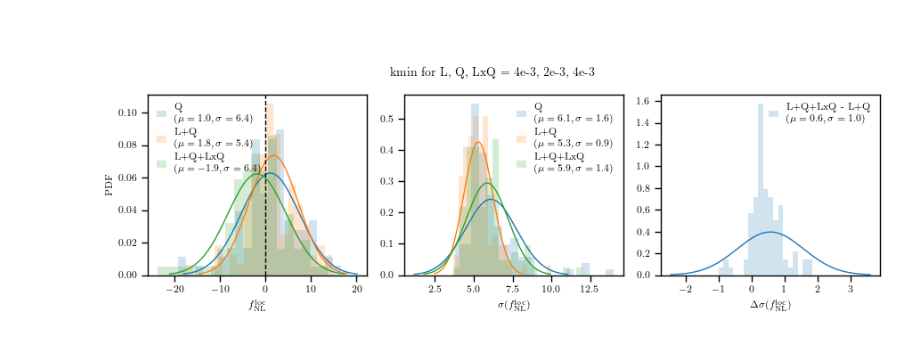
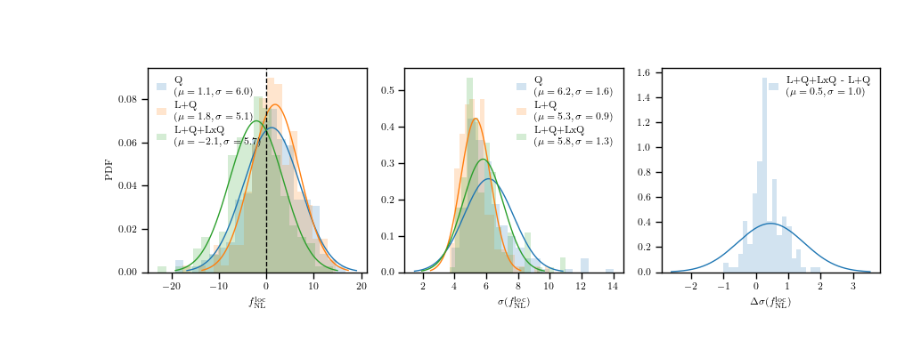
Before and after one commit to Jiaxi-Yu/desi-clustering, a Jupyter notebook: local_png/validation_mocks.ipynb, the cells around one changed output. Drawn from its saved outputs; the diff is of its cells as text; code cells hidden in the pictures.

```diff
--- a/local_png/validation_mocks.ipynb
+++ b/local_png/validation_mocks.ipynb
@@ -835,5 +761,5 @@ for (order, kmin_tracer) in zip(orders, kmin_tracers):
 # %%
-kmin_lrg = 6e-3
+kmin_lrg = 4e-3
 kmin_qso = 2e-3
 kmin_lrgxqso = 2e-3
 
@@ -863,6 +789,13 @@ for i in range(3):
     axs[i].axvline(0, ls='--', c='k', lw=1)
     axs[i].set_xlim(-30, 30)
 
+from clustering_statistics.tools import bias
+axs[0].axhline(bias(zeffs['GCcomb']['LRGxLRG'][0], tracer='LRG'), ls='--', c='k')
+axs[3].axhline(bias(zeffs['GCcomb']['LRGxLRG'][0], tracer='LRG'), ls='--', c='k')
+axs[1].axhline(bias(zeffs['GCcomb']['QSOxQSO'][0], tracer='QSO'), ls='--', c='k')
+axs[3].axvline(bias(zeffs['GCcomb']['QSOxQSO'][0], tracer='QSO'), ls='--', c='k')
+axs[4].axvline(bias(zeffs['GCcomb']['QSOxQSO'][0], tracer='QSO'), ls='--', c='k')
+axs[5].axvline(bias(zeffs['GCcomb']['LRGxLRG'][0], tracer='LRG'), ls='--', c='k')
 #axs[2].axhline(2.151, ls='--', c='k', lw=1)
 plt.savefig(f'fig/L+Q+LxQ_mocks_mcmc_kmin_{kmin_lrg:1.0e}-{kmin_qso:1.0e}-{kmin_lrgxqso:1.0e}.png', dpi=400)
 
@@ -1177,7 +1448,7 @@ def _chain_sort_key(chain_key):
     )
 # %%
 # Choose parameters to display (edit this list)
-selected_params = ["fnl_loc", "LRG_ell0.b1", "ELG_ell0.b1", "QSO_ell0.b1"]
+selected_params = ["fnl_loc", 'LRG_ell0.b1', 'QSO_ell0.b1']
 
 # Optional: restrict to a subset of chains. Keep None to include all.
 # selected_chain_keys = None  # e.g. [("LRGxLRG", "GCcomb", "RIC+AMR", 0.004), ...]
@@ -1573,9 +1848,9 @@ QSOxQSO: nbins=39, nparams=4.0, ndof=35.0, percival=1.031, 0.029
 LRGxQSO: nbins=39, nparams=4.0, ndof=35.0, percival=1.031, 0.029
 [figure]
 # %%
-tracers_to_plot = ['LRGxLRG-LRGxQSO-QSOxQSO']
-kmin = '4e-03-4e-03-2e-03'
-extra_fn = '_RIC+AMR'
-diagnostic_plot(profiles, tracers_to_plot, region, kmin, extra_fn, 50, xlim_fnl=25, xlim_fnlerr=10)
+# tracers_to_plot = ['LRGxLRG-LRGxQSO-QSOxQSO']
+# kmin = '4e-03-4e-03-2e-03'
+# extra_fn = '_RIC+AMR'
+# diagnostic_plot(profiles, tracers_to_plot, region, kmin, extra_fn, 50, xlim_fnl=25, xlim_fnlerr=10)
 
 ## I NEED TO UPDATE THIS WITH NEW PROGILES STRUCUEES --> 2/3 -> 1/2 !!
@@ -1592,10 +1864,10 @@ def get_index(profiles, params):
 
 plt.figure(figsize=(9, 3))
 
-nmocks = 100
+nmocks = 200
 
 for i, (tt, kmin, label) in enumerate(zip(['QSOxQSO', 'LRGxLRG-QSOxQSO', 'LRGxLRG-LRGxQSO-QSOxQSO'],
-                                          ['2e-03', '4e-03-2e-03', '4e-03-4e-03-2e-03'],
+                                          ['2e-03', '4e-03-2e-03', '4e-03-2e-03-2e-03'],
                                           ['Q', 'L+Q', 'L+Q+LxQ'])):
 
     idx = get_index(profiles[tt]['GCcomb']['mock_cov'][kmin]['_RIC+AMR'][0], 'fnl_loc')
@@ -1604,52 +1876,54 @@ for i, (tt, kmin, label) in enumerate(zip(['QSOxQSO', 'LRGxLRG-QSOxQSO', 'LRGxLR
 
     plt.subplot(131)
     mu, std = np.mean(fnl_vals), np.std(fnl_vals)
-    plt.hist(fnl_vals, bins=20, density=True, color=f'C{i}', alpha=0.2, label=label + f'\n($\mu={mu:.1f}, \sigma={std:.1f}$)')
+    plt.hist(fnl_vals, bins=20, density=True, color=f'C{i}', alpha=0.2, label=label + '\n' + rf'($\mu={mu:.1f}, \sigma={std:.1f}$)')
     x = np.linspace(mu - 3 * std, mu + 3 * std, 500)
     pdf = np.exp(-0.5 * ((x - mu) / std) ** 2) / (std * np.sqrt(2 * np.pi))
     plt.plot(x, pdf, color=f'C{i}', ls='-', lw=1)
 
     plt.subplot(132)
     mu, std = np.mean(fnl_errs), np.std(fnl_errs)
-    plt.hist(fnl_errs, bins=20, density=True, color=f'C{i}', alpha=0.2, label=label + f'\n($\mu={mu:.1f}, \sigma={std:.1f}$)')
+    plt.hist(fnl_errs, bins=20, density=True, color=f'C{i}', alpha=0.2, label=label + '\n' + rf'($\mu={mu:.1f}, \sigma={std:.1f}$)')
     x = np.linspace(mu - 3 * std, mu + 3 * std, 500)
     pdf = np.exp(-0.5 * ((x - mu) / std) ** 2) / (std * np.sqrt(2 * np.pi))
     plt.plot(x, pdf, color=f'C{i}', ls='-', lw=1)
 
 plt.subplot(131)
 plt.axvline(0, ls='--', c='k', lw=1)
 plt.xlabel(r'$f_{\rm NL}^{\rm loc}$')
 plt.ylabel('PDF')
 plt.legend()
 
 plt.subplot(132)
 plt.xlabel(r'$\sigma(f_{\rm NL}^{\rm loc})$')
 plt.legend()
 
+
+print("DOES THIS DIFFERENCE ACTUALLY MAKE SENSE? (those are 'bad' estimation of the errors ... )")
 plt.subplot(133)
 idx = get_index(profiles['LRGxLRG-QSOxQSO']['GCcomb']['mock_cov']['4e-03-2e-03']['_RIC+AMR'][0], 'fnl_loc')
 fnl_vals = np.array([profiles['LRGxLRG-QSOxQSO']['GCcomb']['mock_cov']['4e-03-2e-03']['_RIC+AMR'][i][idx][1] for i in range(nmocks)], dtype='float')
 fnl_errs = np.array([profiles['LRGxLRG-QSOxQSO']['GCcomb']['mock_cov']['4e-03-2e-03']['_RIC+AMR'][i][idx][2] for i in range(nmocks)], dtype='float')
 
-idx = get_index(profiles['LRGxLRG-LRGxQSO-QSOxQSO']['GCcomb']['mock_cov']['4e-03-4e-03-2e-03']['_RIC+AMR'][0], 'fnl_loc')
-fnl_vals2 = np.array([profiles['LRGxLRG-LRGxQSO-QSOxQSO']['GCcomb']['mock_cov']['4e-03-4e-03-2e-03']['_RIC+AMR'][i][idx][1] for i in range(nmocks)], dtype='float')
-fnl_errs2 = np.array([profiles['LRGxLRG-LRGxQSO-QSOxQSO']['GCcomb']['mock_cov']['4e-03-4e-03-2e-03']['_RIC+AMR'][i][idx][2] for i in range(nmocks)], dtype='float')
+idx = get_index(profiles['LRGxLRG-LRGxQSO-QSOxQSO']['GCcomb']['mock_cov']['4e-03-2e-03-2e-03']['_RIC+AMR'][0], 'fnl_loc')
+fnl_vals2 = np.array([profiles['LRGxLRG-LRGxQSO-QSOxQSO']['GCcomb']['mock_cov']['4e-03-2e-03-2e-03']['_RIC+AMR'][i][idx][1] for i in range(nmocks)], dtype='float')
+fnl_errs2 = np.array([profiles['LRGxLRG-LRGxQSO-QSOxQSO']['GCcomb']['mock_cov']['4e-03-2e-03-2e-03']['_RIC+AMR'][i][idx][2] for i in range(nmocks)], dtype='float')
 
 diff_val = fnl_vals2 - fnl_vals
 diff_err = fnl_errs2 - fnl_errs
 
 mu, std = np.mean(diff_err), np.std(diff_err)
-plt.hist(diff_err, range=(-1, 2), bins=20, density=True, color=f'C0', alpha=0.2, label=f'L+Q+LxQ - L+Q\n($\mu={mu:.1f}, \sigma={std:.1f}$)')
+plt.hist(diff_err, range=(-1, 2), bins=20, density=True, color=f'C0', alpha=0.2, label=f'L+Q+LxQ - L+Q\n' + rf'($\mu={mu:.1f}, \sigma={std:.1f}$)')
 x = np.linspace(mu - 3 * std, mu + 3 * std, 500)
 pdf = np.exp(-0.5 * ((x - mu) / std) ** 2) / (std * np.sqrt(2 * np.pi))
 plt.plot(x, pdf, color=f'C0', ls='-', lw=1)
 
 plt.xlabel(r'$\Delta \sigma(f_{\rm NL}^{\rm loc})$')
 plt.legend()
-plt.suptitle('kmin for L, Q, LxQ = 4e-3, 2e-3, 4e-3', fontsize=10, y=0.96)
+#plt.suptitle('kmin for L, Q, LxQ = 4e-3, 2e-3, 4e-3', fontsize=10, y=0.96)
 plt.tight_layout()
-plt.savefig('fig/Q-L+Q-L+Q+LxQ_fnl_distribution.png', dpi=400)
+#plt.savefig('fig/Q-L+Q-L+Q+LxQ_fnl_distribution.png', dpi=400)
 plt.show()
 # %% [output]
-[figure, old version]
+[figure, new version]
 # %%
```
Also changed, not shown: parts of 20 cells of this notebook.
